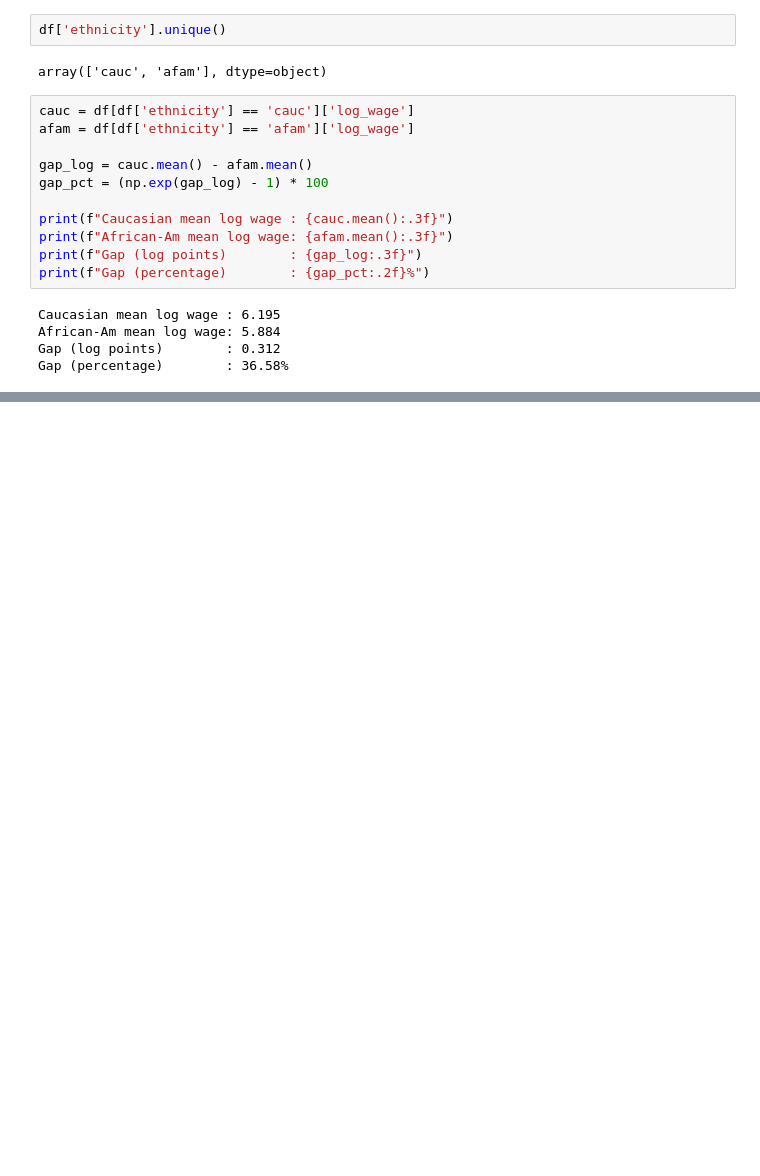
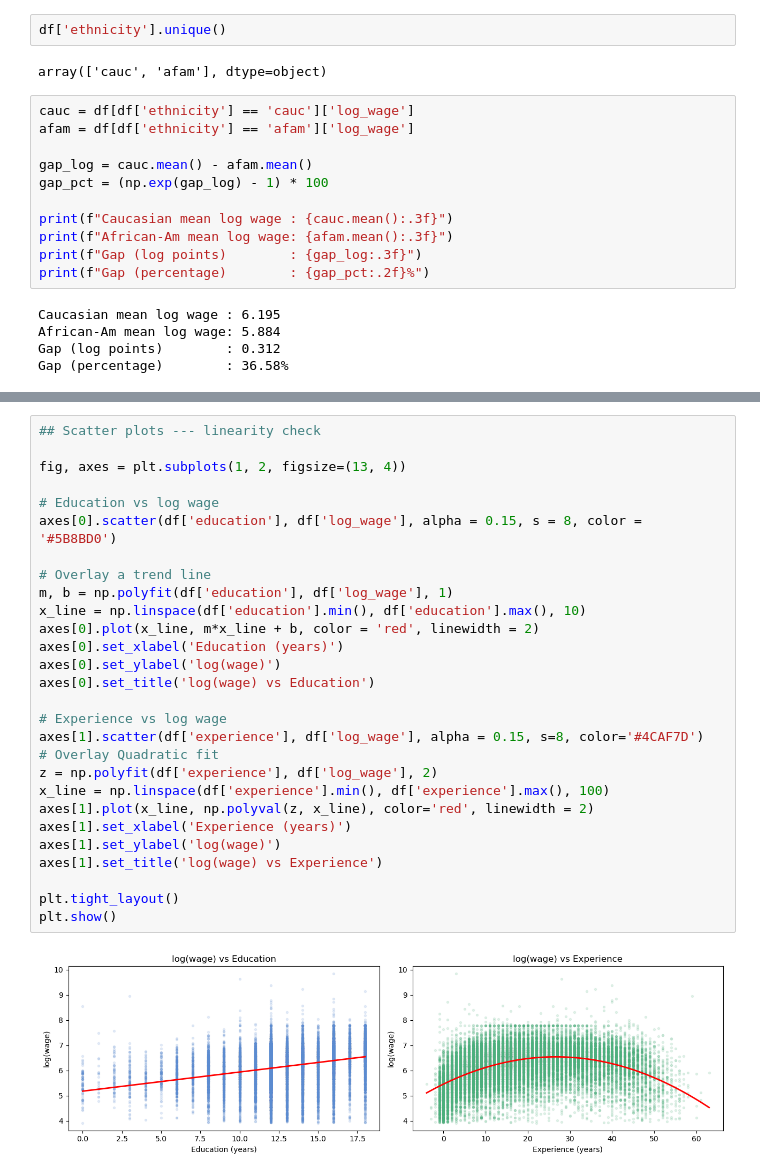
Before and after one commit to PriyaDeepika/The-Wage-Gap-Investigator-, a Jupyter notebook: The Wage Gap Investigator.ipynb, the cells around one changed output, grey strips where cells are left out. Drawn from its saved outputs; the diff is of its cells as text; blank space fills up the shorter version.

```diff
--- a/The Wage Gap Investigator.ipynb
+++ b/The Wage Gap Investigator.ipynb
@@ -205,0 +241,30 @@ plt.show()
+# %%
+## Scatter plots --- linearity check
+
+fig, axes = plt.subplots(1, 2, figsize=(13, 4))
+
+# Education vs log wage
+axes[0].scatter(df['education'], df['log_wage'], alpha = 0.15, s = 8, color = '#5B8BD0')
+
+# Overlay a trend line
+m, b = np.polyfit(df['education'], df['log_wage'], 1)
+x_line = np.linspace(df['education'].min(), df['education'].max(), 10)
+axes[0].plot(x_line, m*x_line + b, color = 'red', linewidth = 2)
+axes[0].set_xlabel('Education (years)')
+axes[0].set_ylabel('log(wage)')
+axes[0].set_title('log(wage) vs Education')
+
+# Experience vs log wage
+axes[1].scatter(df['experience'], df['log_wage'], alpha = 0.15, s=8, color='#4CAF7D')
+# Overlay Quadratic fit
+z = np.polyfit(df['experience'], df['log_wage'], 2)
+x_line = np.linspace(df['experience'].min(), df['experience'].max(), 100)
+axes[1].plot(x_line, np.polyval(z, x_line), color='red', linewidth = 2)
+axes[1].set_xlabel('Experience (years)')
+axes[1].set_ylabel('log(wage)')
+axes[1].set_title('log(wage) vs Experience')
+
+plt.tight_layout()
+plt.show()
+# %% [output]
+[figure, added]
```
Also changed, not shown: parts of 8 cells of this notebook.
